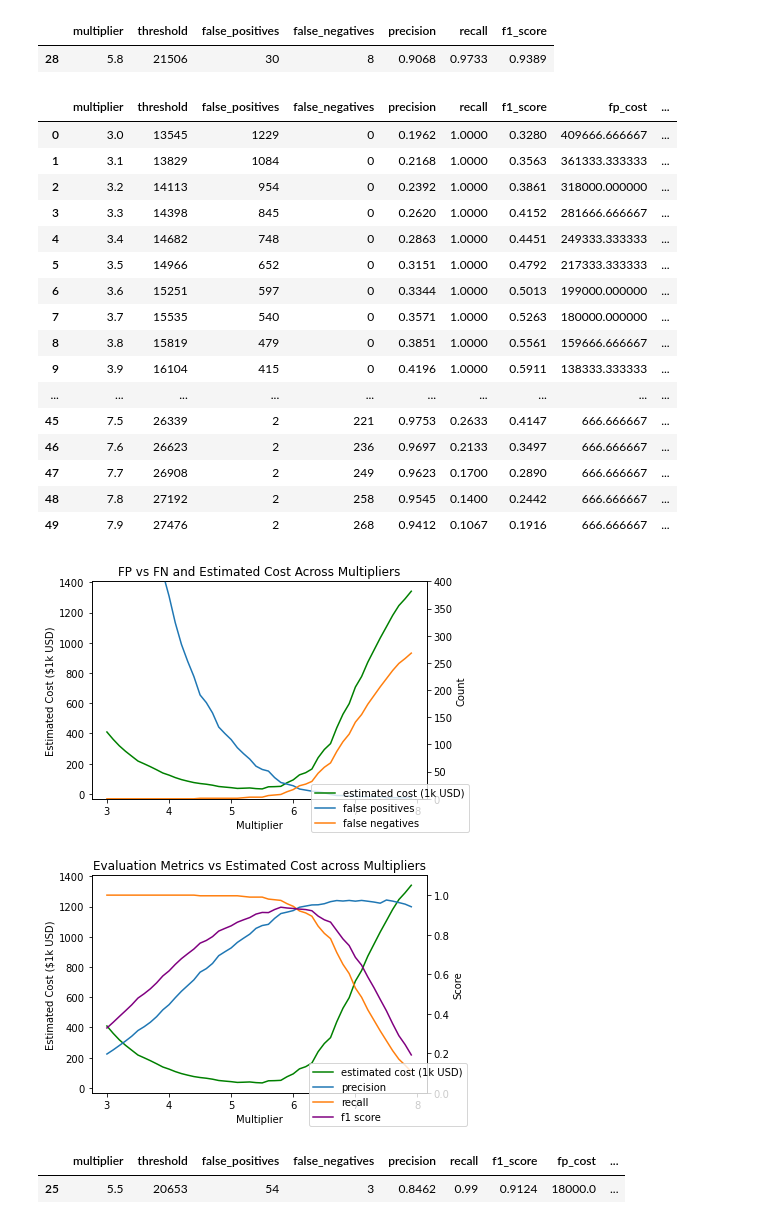
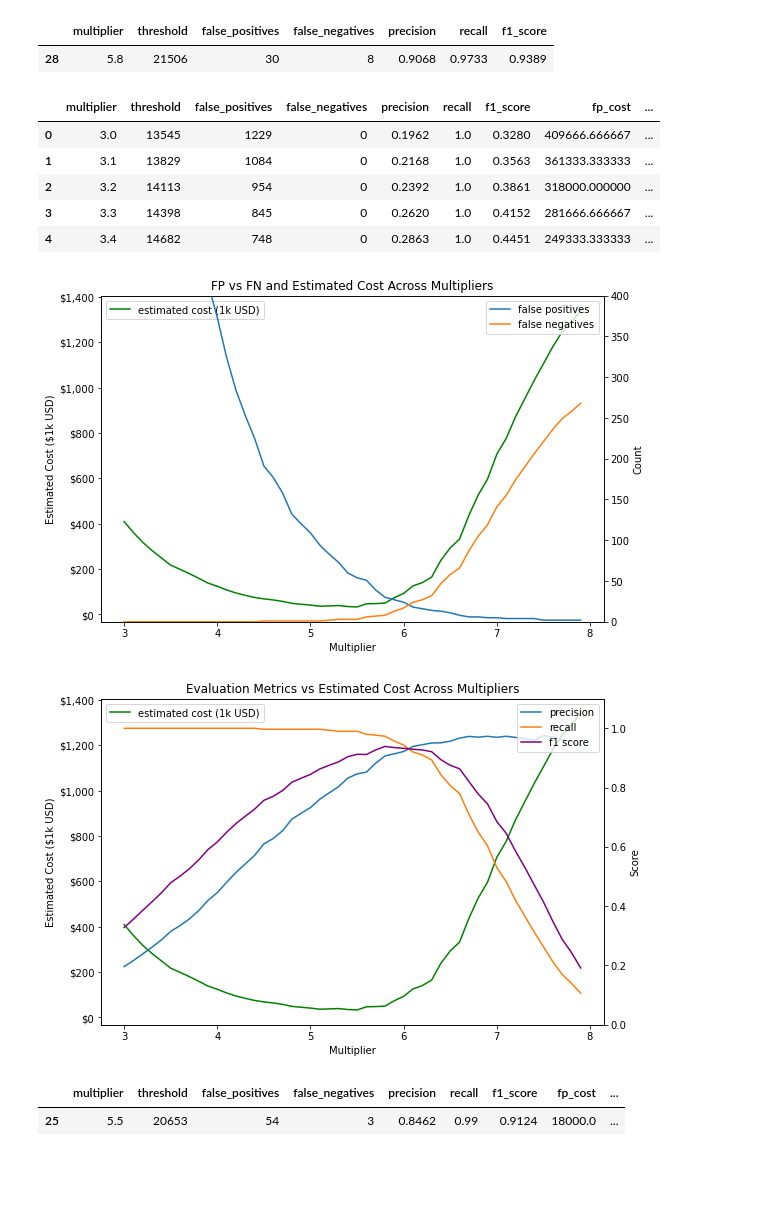
Before and after one commit to yisoonshin/Cream, a Jupyter notebook: Threshold Optimization - Light Proof of Concept.ipynb, the cells around one changed output. Cells and saved outputs as stored; diff of their text form; code cells hidden in the pictures; blank space fills up the shorter version.

```diff
--- a/Threshold Optimization - Light Proof of Concept.ipynb
+++ b/Threshold Optimization - Light Proof of Concept.ipynb
@@ -259,36 +301,30 @@ f1_max
 # FP: $5000 inclusive of opportunity cost and cross-department resources
 # FN: $75,000 of opportunity cost and triage resources
 # Is there a cost-minimizing point we can identify with our simulation?
+
 fp_cost = 5000
 fn_cost = 75000
 dedupe_min = 15
 eval_df['fp_cost'] = (eval_df.false_positives / dedupe_min) * fp_cost
 eval_df['fn_cost'] = (eval_df.false_negatives / dedupe_min) * fn_cost
 eval_df['estimated_total_cost_thousands'] = (eval_df.fp_cost + eval_df.fn_cost) / 1000
-eval_df.head(50)
+eval_df.head()
 # %% [output]
 |  | multiplier | threshold | false_positives | false_negatives | precision | recall | f1_score | fp_cost | ... |
-| 0 | 3.0 | 13545 | 1229 | 0 | 0.1962 | 1.0000 | 0.3280 | 409666.666667 | ... |
-| 1 | 3.1 | 13829 | 1084 | 0 | 0.2168 | 1.0000 | 0.3563 | 361333.333333 | ... |
-| 2 | 3.2 | 14113 | 954 | 0 | 0.2392 | 1.0000 | 0.3861 | 318000.000000 | ... |
-| 3 | 3.3 | 14398 | 845 | 0 | 0.2620 | 1.0000 | 0.4152 | 281666.666667 | ... |
-| 4 | 3.4 | 14682 | 748 | 0 | 0.2863 | 1.0000 | 0.4451 | 249333.333333 | ... |
-| 5 | 3.5 | 14966 | 652 | 0 | 0.3151 | 1.0000 | 0.4792 | 217333.333333 | ... |
-| 6 | 3.6 | 15251 | 597 | 0 | 0.3344 | 1.0000 | 0.5013 | 199000.000000 | ... |
-| 7 | 3.7 | 15535 | 540 | 0 | 0.3571 | 1.0000 | 0.5263 | 180000.000000 | ... |
-| 8 | 3.8 | 15819 | 479 | 0 | 0.3851 | 1.0000 | 0.5561 | 159666.666667 | ... |
-| 9 | 3.9 | 16104 | 415 | 0 | 0.4196 | 1.0000 | 0.5911 | 138333.333333 | ... |
-| ... | ... | ... | ... | ... | ... | ... | ... | ... | ... |
-| 45 | 7.5 | 26339 | 2 | 221 | 0.9753 | 0.2633 | 0.4147 | 666.666667 | ... |
-| 46 | 7.6 | 26623 | 2 | 236 | 0.9697 | 0.2133 | 0.3497 | 666.666667 | ... |
-| 47 | 7.7 | 26908 | 2 | 249 | 0.9623 | 0.1700 | 0.2890 | 666.666667 | ... |
-| 48 | 7.8 | 27192 | 2 | 258 | 0.9545 | 0.1400 | 0.2442 | 666.666667 | ... |
-| 49 | 7.9 | 27476 | 2 | 268 | 0.9412 | 0.1067 | 0.1916 | 666.666667 | ... |
+| 0 | 3.0 | 13545 | 1229 | 0 | 0.1962 | 1.0 | 0.3280 | 409666.666667 | ... |
+| 1 | 3.1 | 13829 | 1084 | 0 | 0.2168 | 1.0 | 0.3563 | 361333.333333 | ... |
+| 2 | 3.2 | 14113 | 954 | 0 | 0.2392 | 1.0 | 0.3861 | 318000.000000 | ... |
+| 3 | 3.3 | 14398 | 845 | 0 | 0.2620 | 1.0 | 0.4152 | 281666.666667 | ... |
+| 4 | 3.4 | 14682 | 748 | 0 | 0.2863 | 1.0 | 0.4451 | 249333.333333 | ... |
 # %%
-# Let's put it into context with our fn and fp counts
+# Let's put it into context with our FN and FP counts
+
 fig, ax = plt.subplots()
+fig = plt.gcf()
+fig.set_size_inches(9, 6)
 sns.lineplot(x='multiplier', y='estimated_total_cost_thousands', data=eval_df, label='estimated cost (1k USD)', color='green', legend=False)
 ax.set_ylabel('Estimated Cost ($1k USD)')
+ax.get_yaxis().set_major_formatter(plt.FuncFormatter(lambda x, loc: "${:,}".format(int(x))))
 ax.set_xlabel('Multiplier')
 
 ax2 = ax.twinx()
@@ -296,33 +332,39 @@ sns.lineplot(x='multiplier', y='false_positives', ax=ax2, data=eval_df, label='f
 sns.lineplot(x='multiplier', y='false_negatives', ax=ax2, data=eval_df, label='false negatives', legend=False)
 ax2.set_ylabel('Count')
 ax2.set_ylim(0,400)
-fig.legend(loc='lower right')
+plt.legend(loc='upper right')
+ax.legend(loc='upper left')
 plt.title('FP vs FN and Estimated Cost Across Multipliers')
 plt.show()
 
 # Here we can start to see the FN cost starting to outweigh the reduction in FP cost between 5-6
 # %% [output]
-[figure, old version]
+[figure, new version]
 # %%
-# Compare it to our evaluation metrics
+# Compare it to our evaluation metrics.
+
 fig, ax = plt.subplots()
+fig = plt.gcf()
+fig.set_size_inches(9, 6)
 sns.lineplot(x='multiplier', y='estimated_total_cost_thousands', data=eval_df, label='estimated cost (1k USD)', color='green', legend=False)
 ax.set_ylabel('Estimated Cost ($1k USD)')
+ax.get_yaxis().set_major_formatter(plt.FuncFormatter(lambda x, loc: "${:,}".format(int(x))))
 ax.set_xlabel('Multiplier')
 
 ax2 = ax.twinx()
 sns.lineplot(x='multiplier', y='precision', ax=ax2, data=eval_df, label='precision', legend=False)
 sns.lineplot(x='multiplier', y='recall', ax=ax2, data=eval_df, label='recall', legend=False)
 sns.lineplot(x='multiplier', y='f1_score', ax=ax2, data=eval_df, label='f1 score', legend=False, color='purple')
 ax2.set_ylabel('Score')
 ax2.set_ylim(0,1.1)
-fig.legend(loc='lower right')
-plt.title('Evaluation Metrics vs Estimated Cost across Multipliers')
+plt.legend(loc='upper right')
+ax.legend(loc='upper left')
+plt.title('Evaluation Metrics vs Estimated Cost Across Multipliers')
 plt.show()
 
-# The cost minimization strategy suggests a slightly different threshold point
+# The cost minimization strategy suggests a slightly different threshold point.
 # %% [output]
-[figure, old version]
+[figure, new version]
 # %%
 cost_min = eval_df[eval_df.estimated_total_cost_thousands == eval_df.estimated_total_cost_thousands.min()]
 cost_min
```
Also changed, not shown: parts of 17 cells of this notebook.
